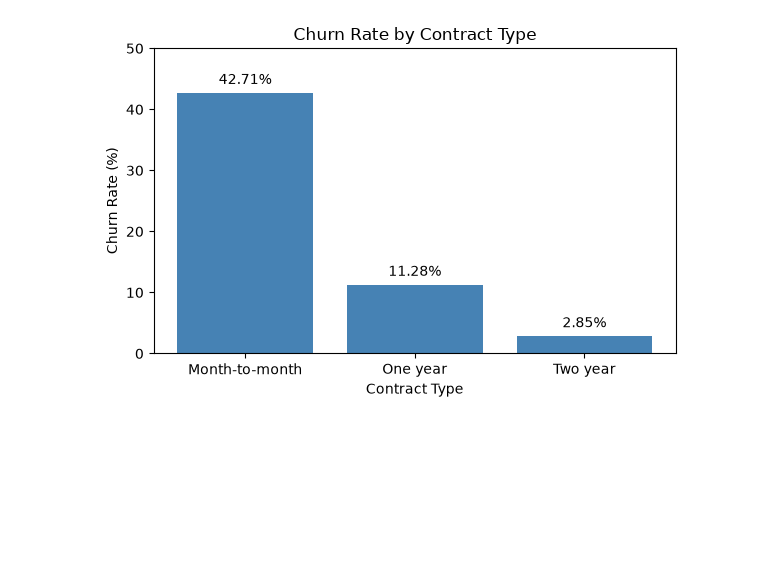
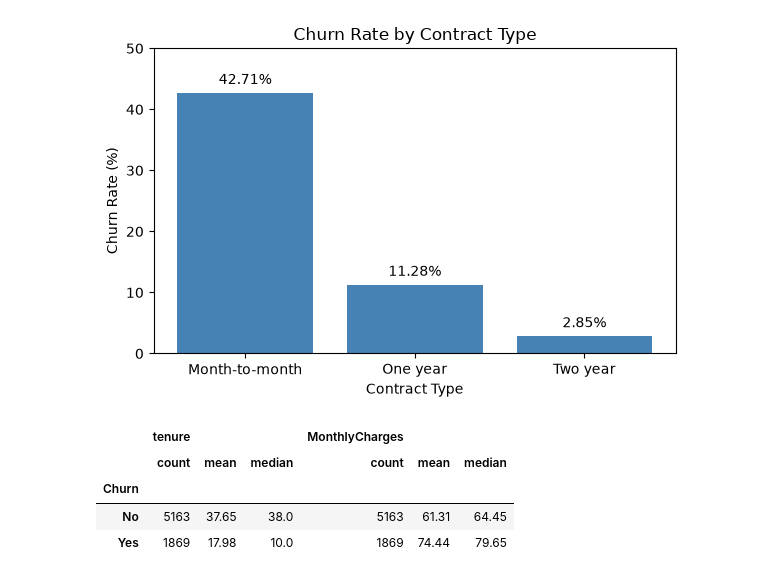
Before and after one commit to Dawlatshahi/telco-customer-churn, a Jupyter notebook: notebooks/telco_customer_churn.ipynb, the cells around one changed output. Saved outputs shown, nothing was run; the diff lists cells and outputs as text; code cells hidden in the pictures; blank space fills up the shorter version.

```diff
--- a/notebooks/telco_customer_churn.ipynb
+++ b/notebooks/telco_customer_churn.ipynb
@@ -233,3 +233,15 @@ fig.savefig("../figures/churn_by_contract.png", dpi=300, bbox_inches="tight")
 plt.show()
 # %% [output]
 [figure]
+# %%
+numeric_summary = df_clean.groupby("Churn")[
+    ["tenure", "MonthlyCharges"]
+].agg(["count", "mean", "median"])
+
+numeric_summary.round(2)
+# %% [output]
+|  | tenure |  |  | MonthlyCharges |  |  |
+|  | count | mean | median | count | mean | median |
+| Churn |  |  |  |  |  |  |
+| No | 5163 | 37.65 | 38.0 | 5163 | 61.31 | 64.45 |
+| Yes | 1869 | 17.98 | 10.0 | 1869 | 74.44 | 79.65 |
```
Also changed, not shown: parts of 2 cells of this notebook, 3 other files.
